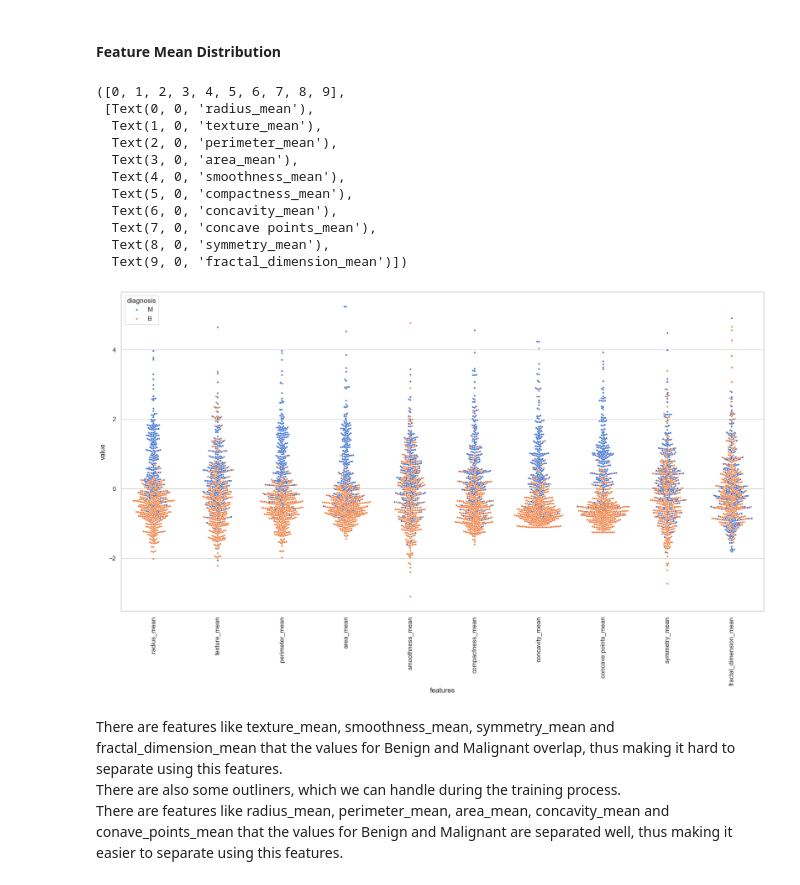
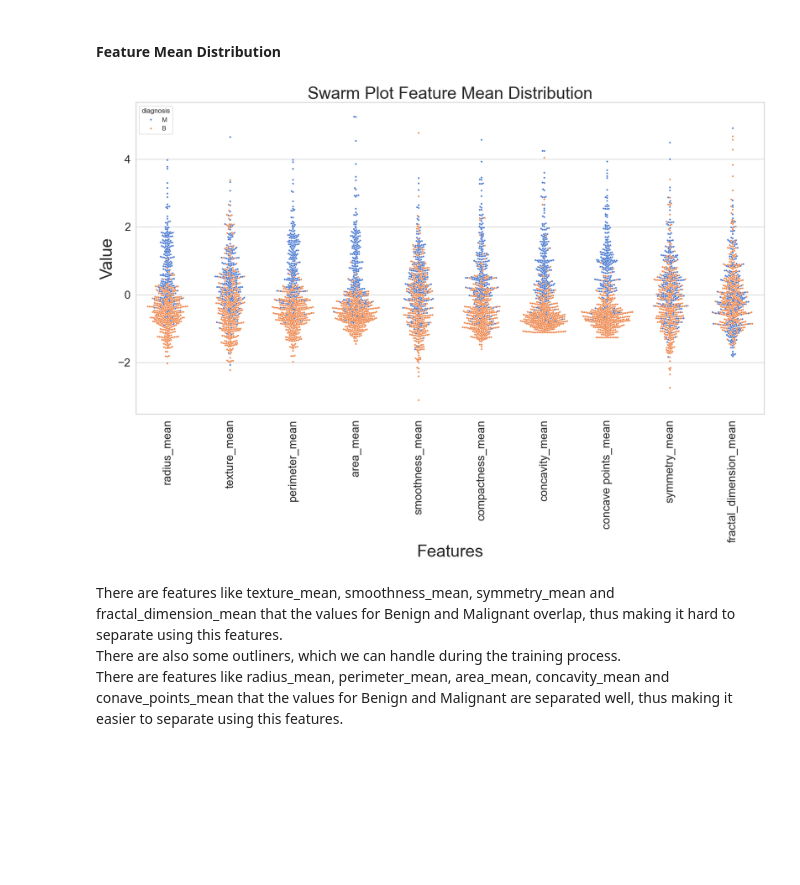
Before and after one commit to Team-AY/Breast-Cancer-Prediction, a Jupyter notebook: Breast-Cancer-EDA.ipynb, the cells around one changed output. Drawn from its saved outputs; the diff is of its cells as text; code cells hidden in the pictures; blank space fills up the shorter version.

Commit message:
Fixed Swarm Plot font size, divided description table into 3 groups.
Co-authored-by: Almog Rabani <ralmog98@gmail.com>

```diff
--- a/Breast-Cancer-EDA.ipynb
+++ b/Breast-Cancer-EDA.ipynb
@@ -133,29 +161,22 @@ We divide into this groups for better data visualization. <br>
 # %%
 sns.set_theme(style="whitegrid", palette="muted")
 data_dia = y
 data = X
 data_n_2 = (data - data.mean()) / (data.std())              # standardization
 data = pd.concat([y,data_n_2.iloc[:,0:10]],axis=1)
 data = pd.melt(data,id_vars="diagnosis",
                     var_name="features",
                     value_name='value')
 plt.figure(figsize=(20,10))
-sns.swarmplot(x="features", y="value", hue="diagnosis", data=data, size=3)
+p = sns.swarmplot(x="features", y="value", hue="diagnosis", data=data, size=3)
+p.set_xlabel('Features', fontsize=30)
+p.set_ylabel('Value', fontsize=30)
+p.set_title('Swarm Plot Feature Mean Distribution', fontsize=30)
+p.tick_params(labelsize=20)
 
-plt.xticks(rotation=90)
+_ = plt.xticks(rotation=90)
 # %% [output]
-([0, 1, 2, 3, 4, 5, 6, 7, 8, 9],
- [Text(0, 0, 'radius_mean'),
-  Text(1, 0, 'texture_mean'),
-  Text(2, 0, 'perimeter_mean'),
-  Text(3, 0, 'area_mean'),
-  Text(4, 0, 'smoothness_mean'),
-  Text(5, 0, 'compactness_mean'),
-  Text(6, 0, 'concavity_mean'),
-  Text(7, 0, 'concave points_mean'),
-  Text(8, 0, 'symmetry_mean'),
-  Text(9, 0, 'fractal_dimension_mean')])
-[figure, old version]
+[figure, new version]
 # %% [markdown]
 There are features like texture_mean, smoothness_mean, symmetry_mean and fractal_dimension_mean that the values for Benign and Malignant overlap, thus making it hard to separate using this features. <br>
 There are also some outliners, which we can handle during the training process. <br>
```
Also changed, not shown: parts of 11 cells of this notebook.
